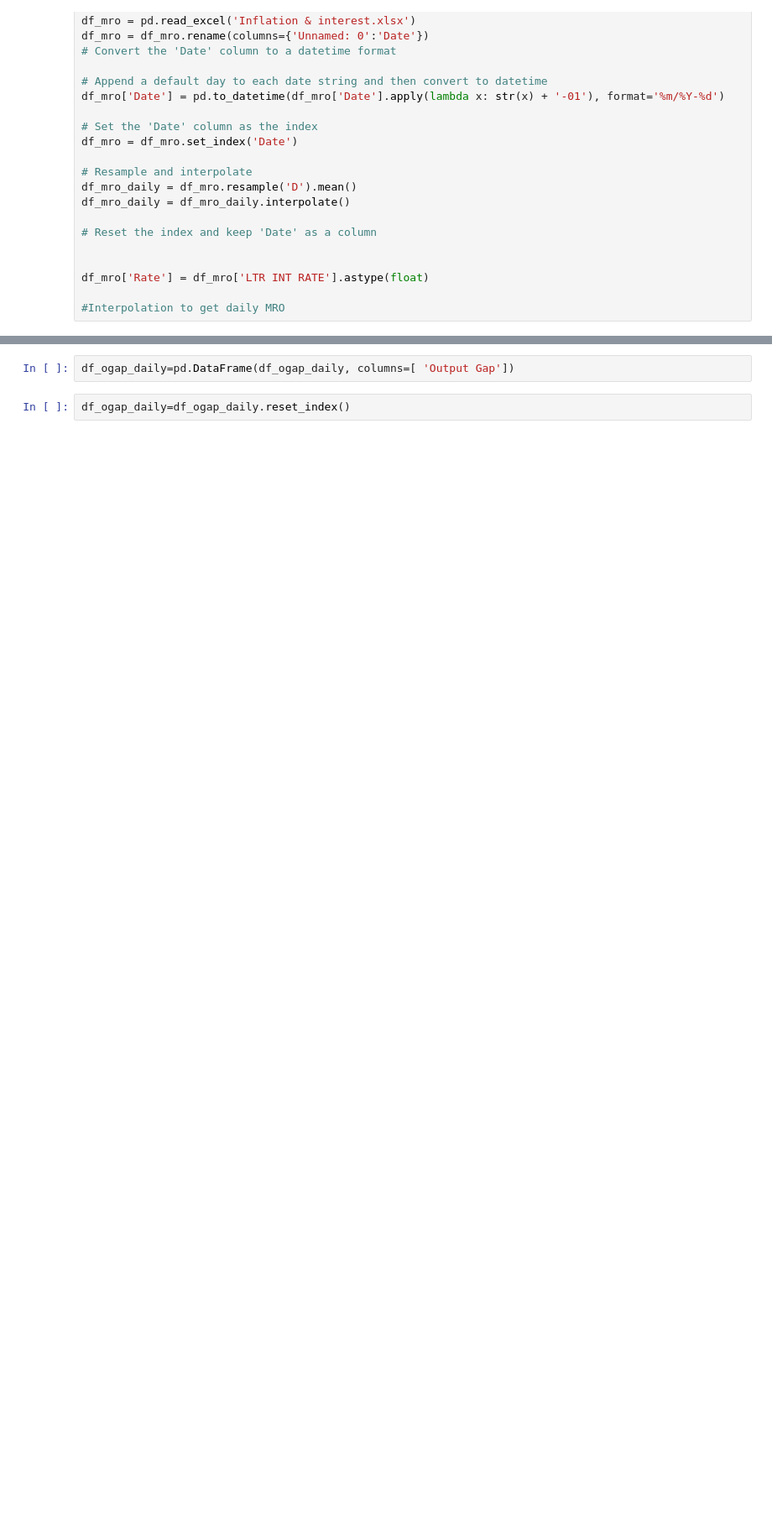
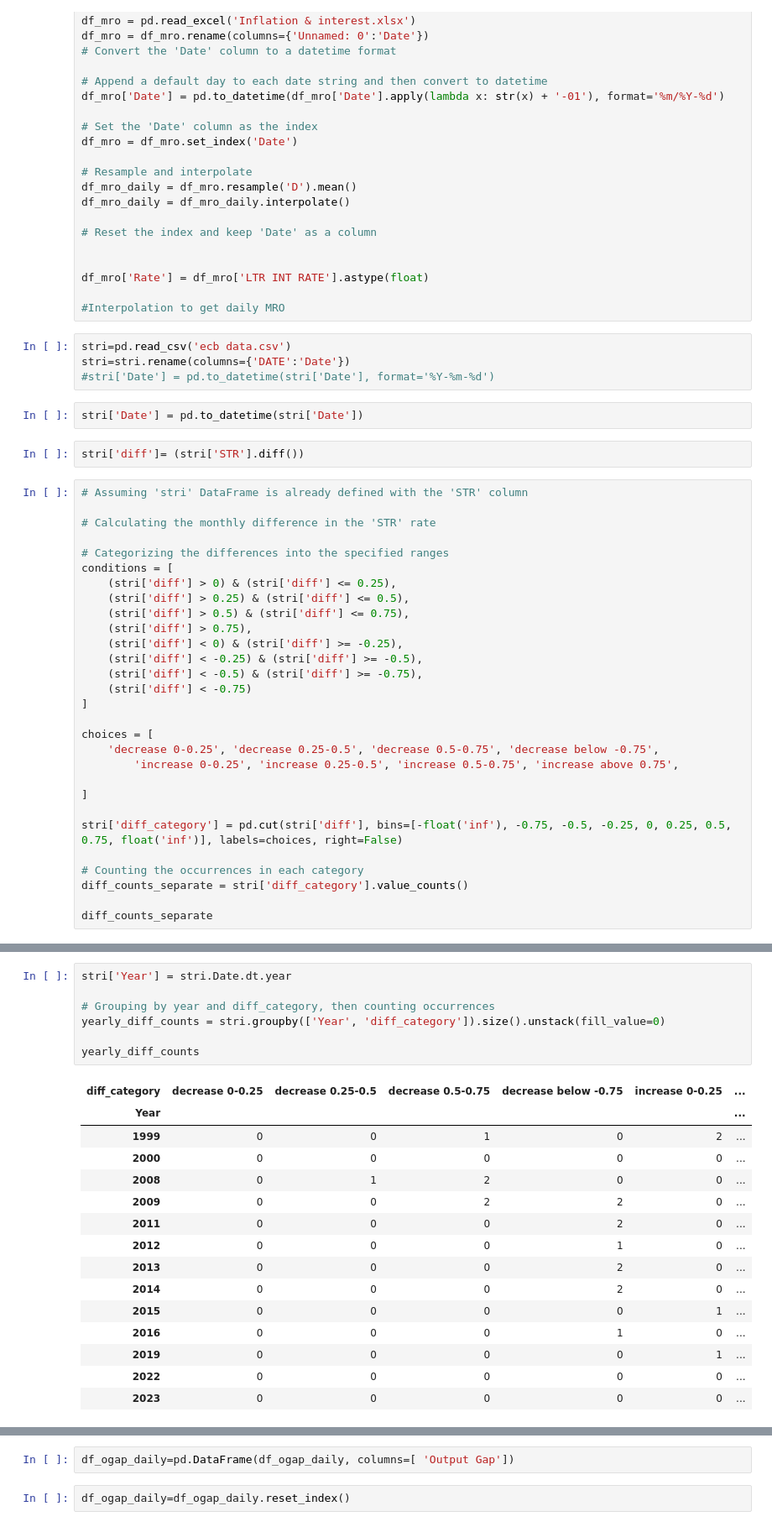
Before and after one commit to zgcharaf/ECB-similarity-NLP, a Jupyter notebook: 2_MODELLING/2_MODELLING-Regression BERT Hug.ipynb, the cells around one changed output, grey strips where cells are left out. Shown at 84% size. Saved outputs shown, nothing was run; the diff lists cells and outputs as text; blank space fills up the shorter version.

```diff
--- a/2_MODELLING/2_MODELLING-Regression BERT Hug.ipynb
+++ b/2_MODELLING/2_MODELLING-Regression BERT Hug.ipynb
@@ -759,3 +596,40 @@ df_mro_daily = df_mro_daily.interpolate()
 df_mro['Rate'] = df_mro['LTR INT RATE'].astype(float)
 
 #Interpolation to get daily MRO
+# %%
+stri=pd.read_csv('ecb data.csv')
+stri=stri.rename(columns={'DATE':'Date'})
+#stri['Date'] = pd.to_datetime(stri['Date'], format='%Y-%m-%d')
+# %%
+stri['Date'] = pd.to_datetime(stri['Date'])
+# %%
+stri['diff']= (stri['STR'].diff())
+# %%
+# Assuming 'stri' DataFrame is already defined with the 'STR' column
+
+# Calculating the monthly difference in the 'STR' rate
+
+# Categorizing the differences into the specified ranges
+conditions = [
+    (stri['diff'] > 0) & (stri['diff'] <= 0.25),
+    (stri['diff'] > 0.25) & (stri['diff'] <= 0.5),
+    (stri['diff'] > 0.5) & (stri['diff'] <= 0.75),
+    (stri['diff'] > 0.75),
+    (stri['diff'] < 0) & (stri['diff'] >= -0.25),
+    (stri['diff'] < -0.25) & (stri['diff'] >= -0.5),
+    (stri['diff'] < -0.5) & (stri['diff'] >= -0.75),
+    (stri['diff'] < -0.75)
+]
+
+choices = [
+    'decrease 0-0.25', 'decrease 0.25-0.5', 'decrease 0.5-0.75', 'decrease below -0.75',
+        'increase 0-0.25', 'increase 0.25-0.5', 'increase 0.5-0.75', 'increase above 0.75',
+
+]
+
+stri['diff_category'] = pd.cut(stri['diff'], bins=[-float('inf'), -0.75, -0.5, -0.25, 0, 0.25, 0.5, 0.75, float('inf')], labels=choices, right=False)
+
+# Counting the occurrences in each category
+diff_counts_separate = stri['diff_category'].value_counts()
+
+diff_counts_separate
@@ -761,0 +666,23 @@ df_mro['Rate'] = df_mro['LTR INT RATE'].astype(float)
+# %%
+stri['Year'] = stri.Date.dt.year
+
+# Grouping by year and diff_category, then counting occurrences
+yearly_diff_counts = stri.groupby(['Year', 'diff_category']).size().unstack(fill_value=0)
+
+yearly_diff_counts
+# %% [output]
+| diff_category | decrease 0-0.25 | decrease 0.25-0.5 | decrease 0.5-0.75 | decrease below -0.75 | increase 0-0.25 | ... |
+| Year |  |  |  |  |  | ... |
+| 1999 | 0 | 0 | 1 | 0 | 2 | ... |
+| 2000 | 0 | 0 | 0 | 0 | 0 | ... |
+| 2008 | 0 | 1 | 2 | 0 | 0 | ... |
+| 2009 | 0 | 0 | 2 | 2 | 0 | ... |
+| 2011 | 0 | 0 | 0 | 2 | 0 | ... |
+| 2012 | 0 | 0 | 0 | 1 | 0 | ... |
+| 2013 | 0 | 0 | 0 | 2 | 0 | ... |
+| 2014 | 0 | 0 | 0 | 2 | 0 | ... |
+| 2015 | 0 | 0 | 0 | 0 | 1 | ... |
+| 2016 | 0 | 0 | 0 | 1 | 0 | ... |
+| 2019 | 0 | 0 | 0 | 0 | 1 | ... |
+| 2022 | 0 | 0 | 0 | 0 | 0 | ... |
+| 2023 | 0 | 0 | 0 | 0 | 0 | ... |
```
Also changed, not shown: parts of 51 cells of this notebook, 11 other files.
